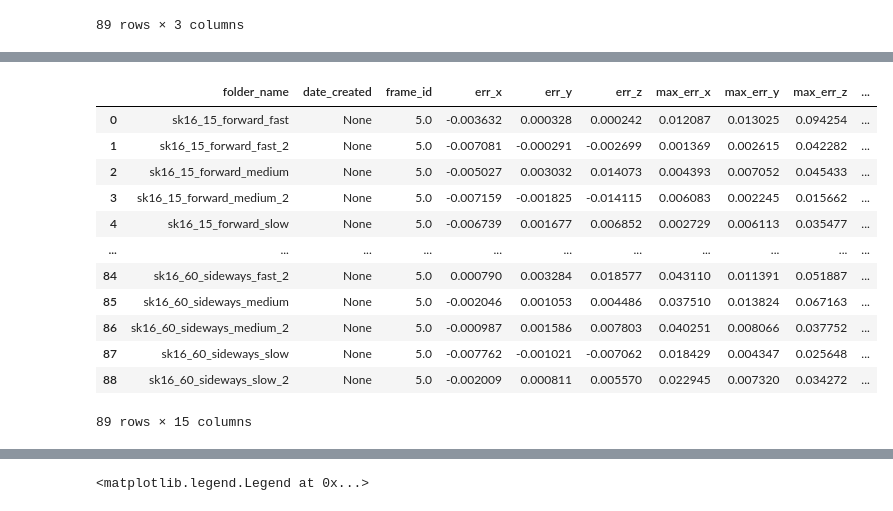
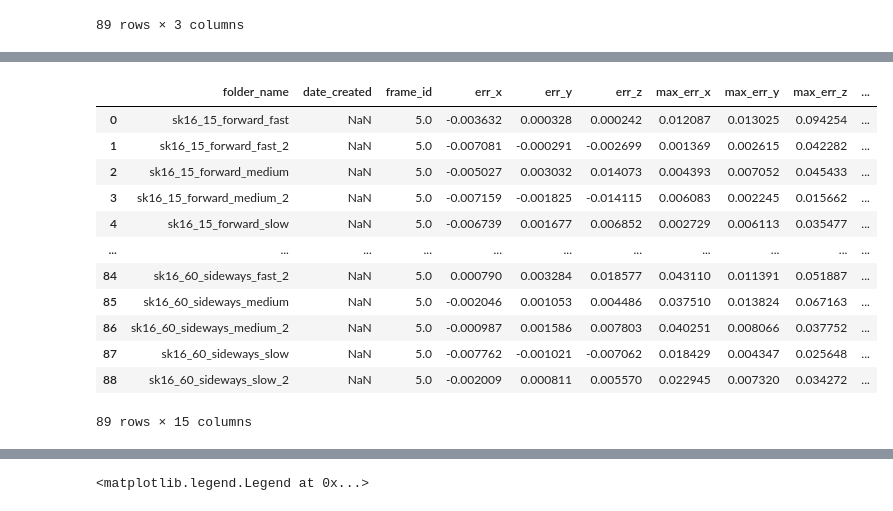
Before and after one commit to SujithChristopher/armbo_preliminary_work, a Jupyter notebook: ipy_notebooks/iter_coordinate_comparision.ipynb, the cells around one changed output, grey strips where cells are left out. Saved outputs shown, nothing was run; the diff lists cells and outputs as text; code cells hidden in the pictures.

```diff
--- a/ipy_notebooks/iter_coordinate_comparision.ipynb
+++ b/ipy_notebooks/iter_coordinate_comparision.ipynb
@@ -120,20 +122,24 @@ for idx, _folder_name in enumerate(tqdm(folder_df.folder_name)):
 # %%
-_mean_df_pth = os.path.join(_analysis_pth, "mean_error_df_filter.csv")
-mean_err_df.to_csv(_mean_df_pth, index=False)
+# save the mean error
+# _mean_df_pth = os.path.join(_analysis_pth, "mean_error_df_filter.csv")
+# mean_err_df.to_csv(_mean_df_pth, index=False)
+
+# read the mean error df
+mean_err_df = pd.read_csv(os.path.join(_analysis_pth, "mean_error_df_filter.csv"))
 mean_err_df
 # %% [output]
 |  | folder_name | date_created | frame_id | err_x | err_y | err_z | max_err_x | max_err_y | max_err_z | ... |
-| 0 | sk16_15_forward_fast | None | 5.0 | -0.003632 | 0.000328 | 0.000242 | 0.012087 | 0.013025 | 0.094254 | ... |
-| 1 | sk16_15_forward_fast_2 | None | 5.0 | -0.007081 | -0.000291 | -0.002699 | 0.001369 | 0.002615 | 0.042282 | ... |
-| 2 | sk16_15_forward_medium | None | 5.0 | -0.005027 | 0.003032 | 0.014073 | 0.004393 | 0.007052 | 0.045433 | ... |
-| 3 | sk16_15_forward_medium_2 | None | 5.0 | -0.007159 | -0.001825 | -0.014115 | 0.006083 | 0.002245 | 0.015662 | ... |
-| 4 | sk16_15_forward_slow | None | 5.0 | -0.006739 | 0.001677 | 0.006852 | 0.002729 | 0.006113 | 0.035477 | ... |
+| 0 | sk16_15_forward_fast | NaN | 5.0 | -0.003632 | 0.000328 | 0.000242 | 0.012087 | 0.013025 | 0.094254 | ... |
+| 1 | sk16_15_forward_fast_2 | NaN | 5.0 | -0.007081 | -0.000291 | -0.002699 | 0.001369 | 0.002615 | 0.042282 | ... |
+| 2 | sk16_15_forward_medium | NaN | 5.0 | -0.005027 | 0.003032 | 0.014073 | 0.004393 | 0.007052 | 0.045433 | ... |
+| 3 | sk16_15_forward_medium_2 | NaN | 5.0 | -0.007159 | -0.001825 | -0.014115 | 0.006083 | 0.002245 | 0.015662 | ... |
+| 4 | sk16_15_forward_slow | NaN | 5.0 | -0.006739 | 0.001677 | 0.006852 | 0.002729 | 0.006113 | 0.035477 | ... |
 | ... | ... | ... | ... | ... | ... | ... | ... | ... | ... | ... |
-| 84 | sk16_60_sideways_fast_2 | None | 5.0 | 0.000790 | 0.003284 | 0.018577 | 0.043110 | 0.011391 | 0.051887 | ... |
-| 85 | sk16_60_sideways_medium | None | 5.0 | -0.002046 | 0.001053 | 0.004486 | 0.037510 | 0.013824 | 0.067163 | ... |
-| 86 | sk16_60_sideways_medium_2 | None | 5.0 | -0.000987 | 0.001586 | 0.007803 | 0.040251 | 0.008066 | 0.037752 | ... |
-| 87 | sk16_60_sideways_slow | None | 5.0 | -0.007762 | -0.001021 | -0.007062 | 0.018429 | 0.004347 | 0.025648 | ... |
-| 88 | sk16_60_sideways_slow_2 | None | 5.0 | -0.002009 | 0.000811 | 0.005570 | 0.022945 | 0.007320 | 0.034272 | ... |
+| 84 | sk16_60_sideways_fast_2 | NaN | 5.0 | 0.000790 | 0.003284 | 0.018577 | 0.043110 | 0.011391 | 0.051887 | ... |
+| 85 | sk16_60_sideways_medium | NaN | 5.0 | -0.002046 | 0.001053 | 0.004486 | 0.037510 | 0.013824 | 0.067163 | ... |
+| 86 | sk16_60_sideways_medium_2 | NaN | 5.0 | -0.000987 | 0.001586 | 0.007803 | 0.040251 | 0.008066 | 0.037752 | ... |
+| 87 | sk16_60_sideways_slow | NaN | 5.0 | -0.007762 | -0.001021 | -0.007062 | 0.018429 | 0.004347 | 0.025648 | ... |
+| 88 | sk16_60_sideways_slow_2 | NaN | 5.0 | -0.002009 | 0.000811 | 0.005570 | 0.022945 | 0.007320 | 0.034272 | ... |
 89 rows × 15 columns
 # %%
 # find fps using filename
```
Also changed, not shown: parts of 4 cells of this notebook, 4 other files.
